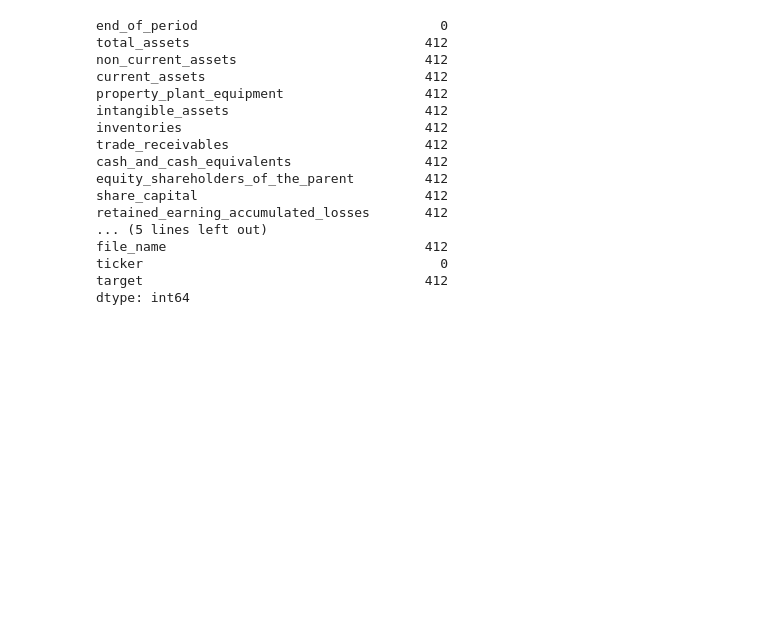
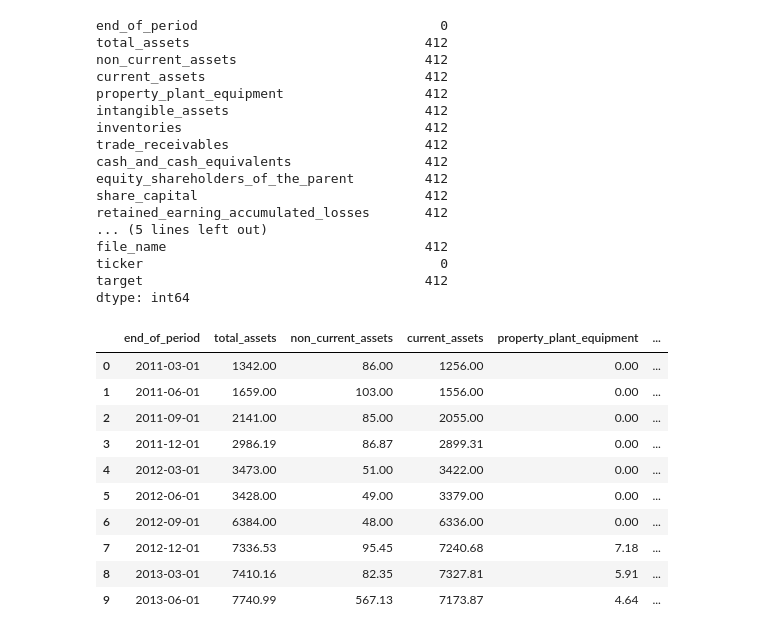
Before and after one commit to k-sobczyk/ensemble-nn-stock-forecast, a Jupyter notebook: notebooks/data_manipulation/missing_data.ipynb, the cells around one changed output. Drawn from its saved outputs; the diff is of its cells as text; code cells hidden in the pictures; blank space fills up the shorter version.

```diff
--- a/notebooks/data_manipulation/missing_data.ipynb
+++ b/notebooks/data_manipulation/missing_data.ipynb
@@ -158,3 +158,17 @@ file_name                                 412
 ticker                                      0
 target                                    412
 dtype: int64
+# %%
+df.head(10)
+# %% [output]
+|  | end_of_period | total_assets | non_current_assets | current_assets | property_plant_equipment | ... |
+| 0 | 2011-03-01 | 1342.00 | 86.00 | 1256.00 | 0.00 | ... |
+| 1 | 2011-06-01 | 1659.00 | 103.00 | 1556.00 | 0.00 | ... |
+| 2 | 2011-09-01 | 2141.00 | 85.00 | 2055.00 | 0.00 | ... |
+| 3 | 2011-12-01 | 2986.19 | 86.87 | 2899.31 | 0.00 | ... |
+| 4 | 2012-03-01 | 3473.00 | 51.00 | 3422.00 | 0.00 | ... |
+| 5 | 2012-06-01 | 3428.00 | 49.00 | 3379.00 | 0.00 | ... |
+| 6 | 2012-09-01 | 6384.00 | 48.00 | 6336.00 | 0.00 | ... |
+| 7 | 2012-12-01 | 7336.53 | 95.45 | 7240.68 | 7.18 | ... |
+| 8 | 2013-03-01 | 7410.16 | 82.35 | 7327.81 | 5.91 | ... |
+| 9 | 2013-06-01 | 7740.99 | 567.13 | 7173.87 | 4.64 | ... |
```
Also changed, not shown: parts of 10 cells of this notebook.
